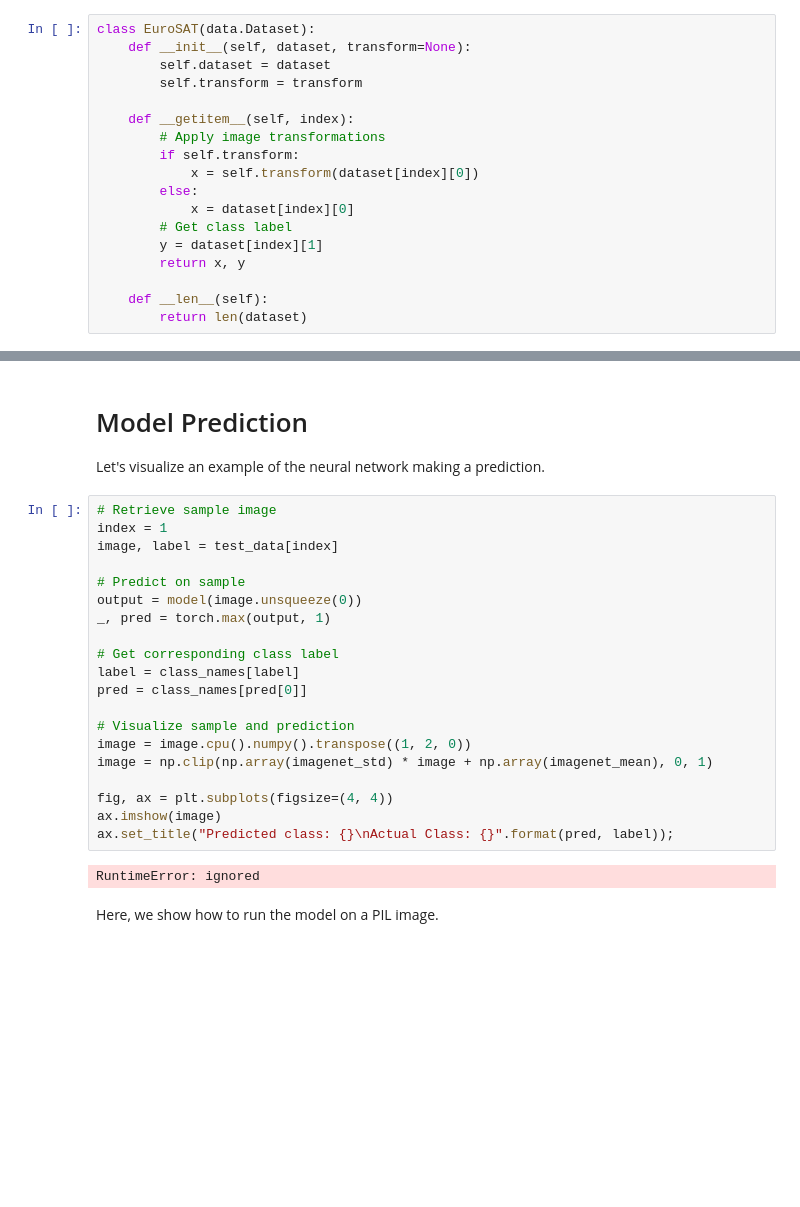
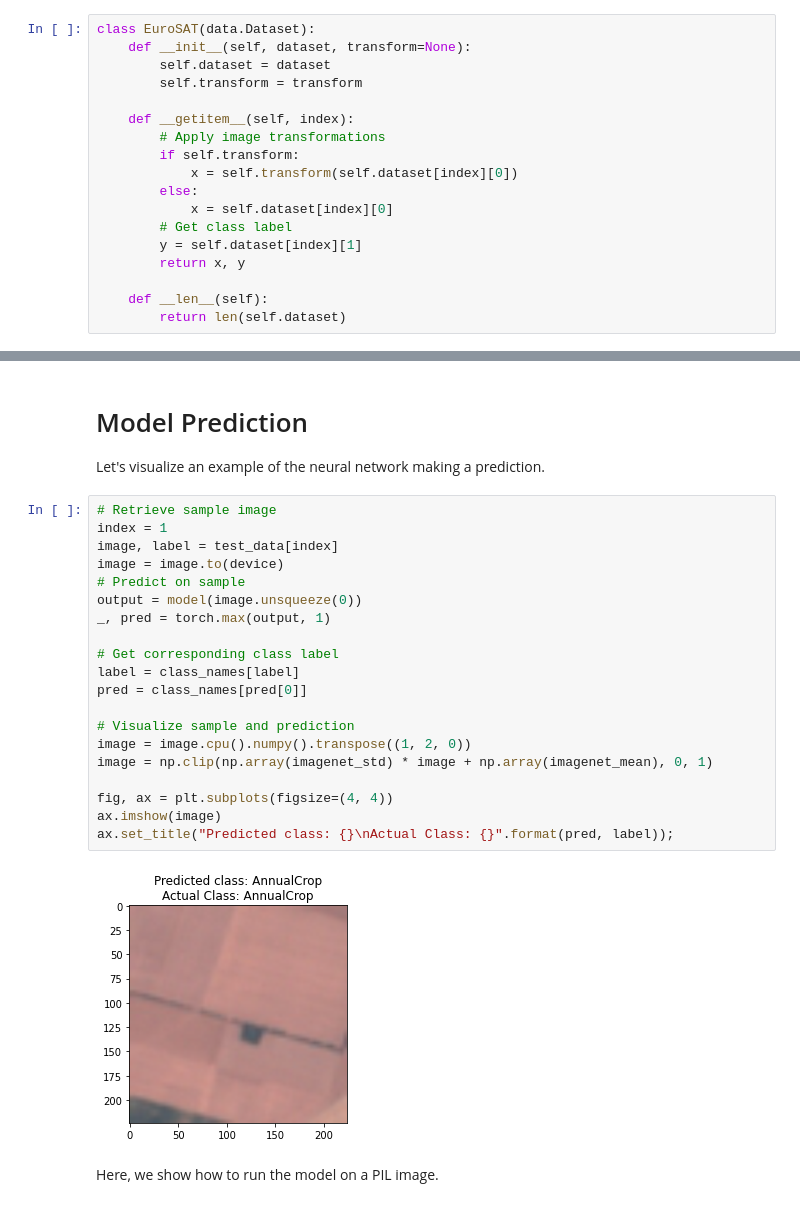
Before and after one commit to lauramenicacci/project_geocoding, a Jupyter notebook: remote_sensing_official.ipynb, the cells around one changed output, grey strips where cells are left out. Drawn from its saved outputs; the diff is of its cells as text; blank space fills up the shorter version.

```diff
--- a/remote_sensing_official.ipynb
+++ b/remote_sensing_official.ipynb
@@ -237,15 +237,15 @@ class EuroSAT(data.Dataset):
     def __getitem__(self, index):
         # Apply image transformations
         if self.transform:
-            x = self.transform(dataset[index][0])
+            x = self.transform(self.dataset[index][0])
         else:
-            x = dataset[index][0]
+            x = self.dataset[index][0]
         # Get class label
-        y = dataset[index][1]
+        y = self.dataset[index][1]
         return x, y
 
     def __len__(self):
-        return len(dataset)
+        return len(self.dataset)
 # %% [markdown]
 ### Split into Train and Test Sets
 Here, we split the dataset into a train set and test set. The training set will be 80% of the Eurosat dataset, randomly selected. The remaining 20% of the dataset will be our test set.
@@ -573,25 +573,25 @@ Let's visualize an example of the neural network making a prediction.
 # %%
 # Retrieve sample image
 index = 1
 image, label = test_data[index]
-
+image = image.to(device)
 # Predict on sample
 output = model(image.unsqueeze(0))
 _, pred = torch.max(output, 1)
 
 # Get corresponding class label
 label = class_names[label]
 pred = class_names[pred[0]]
 
 # Visualize sample and prediction
 image = image.cpu().numpy().transpose((1, 2, 0))
 image = np.clip(np.array(imagenet_std) * image + np.array(imagenet_mean), 0, 1)
 
 fig, ax = plt.subplots(figsize=(4, 4))
 ax.imshow(image)
 ax.set_title("Predicted class: {}\nActual Class: {}".format(pred, label));
 # %% [output]
-RuntimeError: ignored
+[figure, added]
 # %% [markdown]
 Here, we show how to run the model on a PIL image.
 # %%
```
Also changed, not shown: parts of 24 cells of this notebook.
